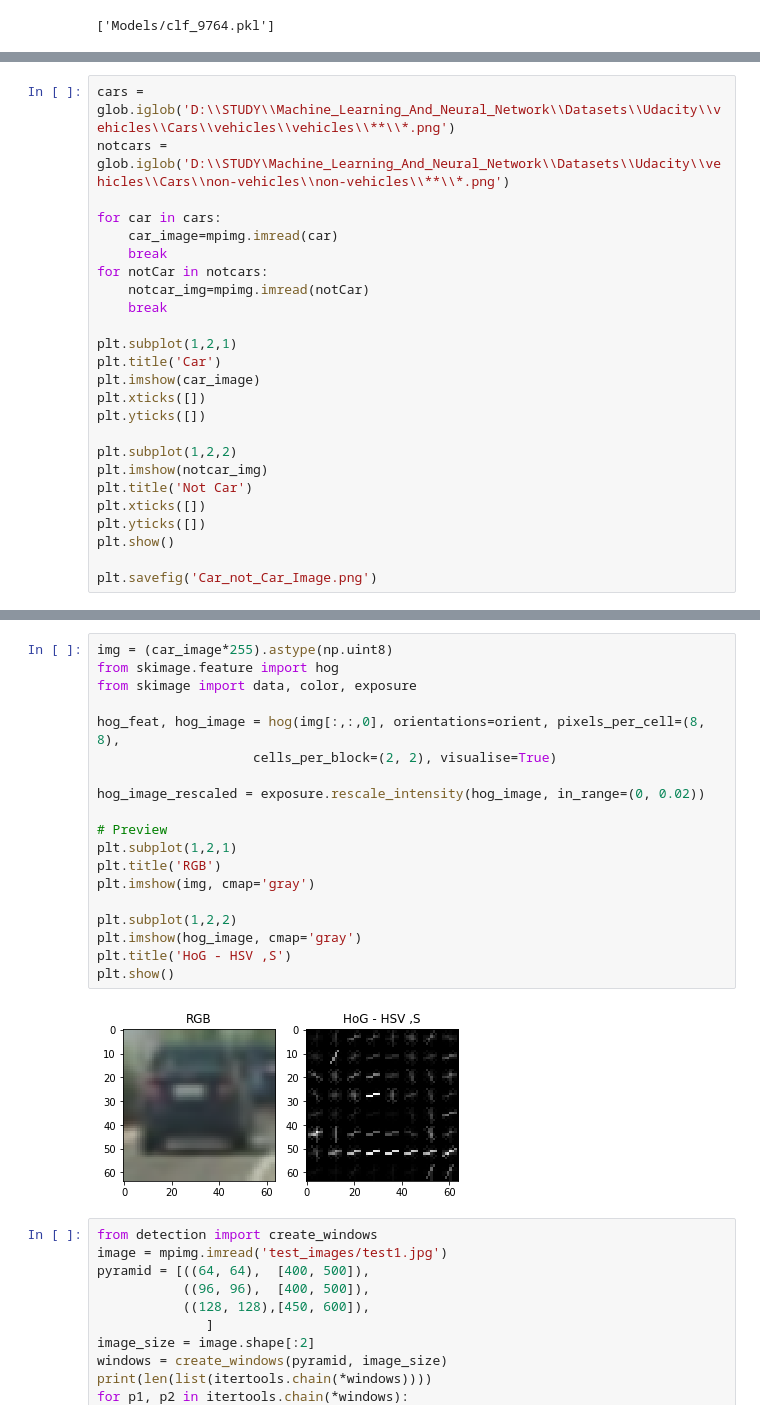
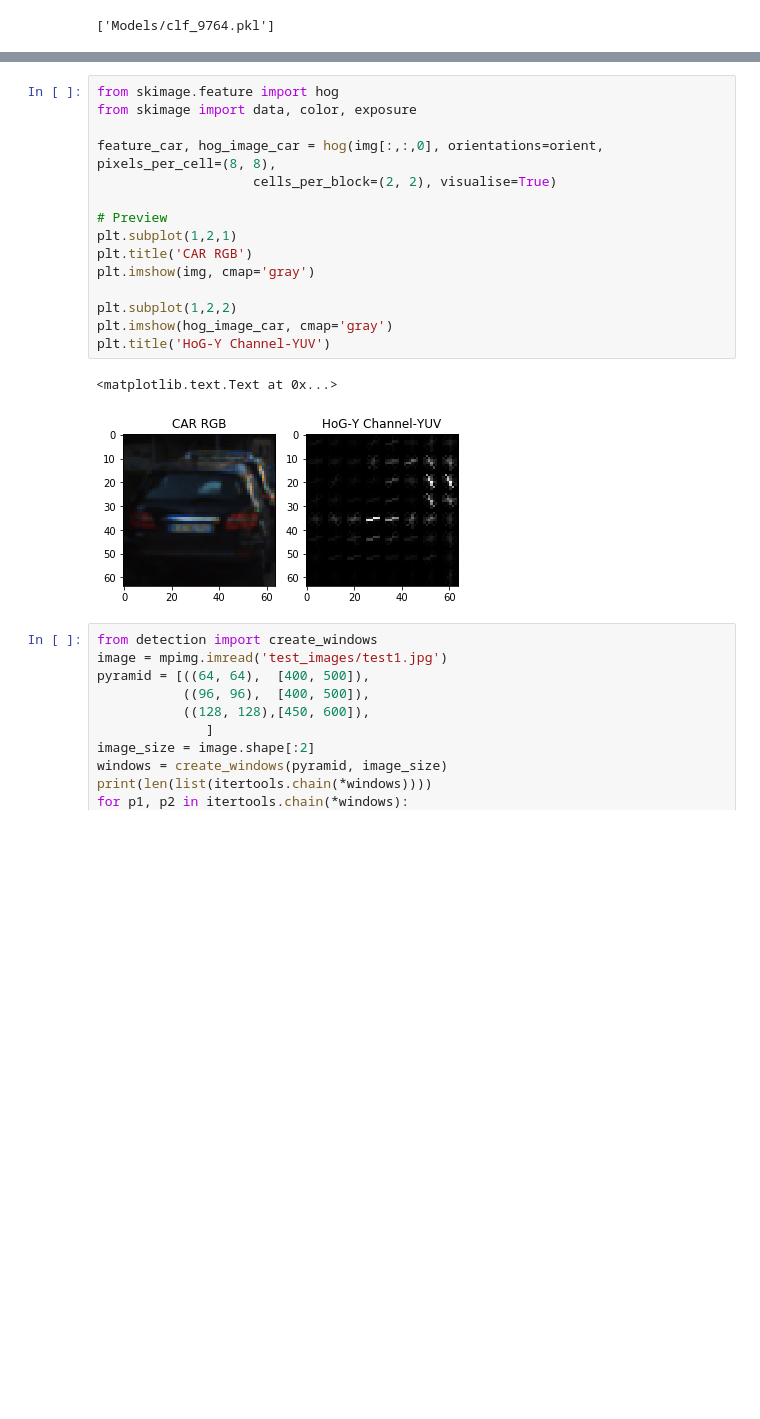
Before and after one commit to naushad-rahman/CarND-Vehicle-Detection, a Jupyter notebook: Traning.ipynb, the cells around one changed output, grey strips where cells are left out. Cells and saved outputs as stored; diff of their text form; blank space fills up the shorter version.

```diff
--- a/Traning.ipynb
+++ b/Traning.ipynb
@@ -135,25 +145,0 @@ TypeError: 'generator' object is not subscriptable
-# %%
-cars = glob.iglob('D:\\STUDY\\Machine_Learning_And_Neural_Network\\Datasets\\Udacity\\vehicles\\Cars\\vehicles\\vehicles\\**\\*.png')
-notcars = glob.iglob('D:\\STUDY\Machine_Learning_And_Neural_Network\\Datasets\\Udacity\\vehicles\\Cars\\non-vehicles\\non-vehicles\\**\\*.png')
-
-for car in cars:
-    car_image=mpimg.imread(car)
-    break
-for notCar in notcars:
-    notcar_img=mpimg.imread(notCar)
-    break
-
-plt.subplot(1,2,1)
-plt.title('Car')
-plt.imshow(car_image)
-plt.xticks([])
-plt.yticks([])
-
-plt.subplot(1,2,2)
-plt.imshow(notcar_img)
-plt.title('Not Car')
-plt.xticks([])
-plt.yticks([])
-plt.show()
-
-plt.savefig('Car_not_Car_Image.png')
@@ -163,24 +178,21 @@ plt.savefig('Car_not_Car_Image.png')
 # %%
-img = (car_image*255).astype(np.uint8)
 from skimage.feature import hog
 from skimage import data, color, exposure
 
-hog_feat, hog_image = hog(img[:,:,0], orientations=orient, pixels_per_cell=(8, 8),
+feature_car, hog_image_car = hog(img[:,:,0], orientations=orient, pixels_per_cell=(8, 8),
                     cells_per_block=(2, 2), visualise=True)
-
-hog_image_rescaled = exposure.rescale_intensity(hog_image, in_range=(0, 0.02))
 
 # Preview
 plt.subplot(1,2,1)
-plt.title('RGB')
+plt.title('CAR RGB')
 plt.imshow(img, cmap='gray')
 
 plt.subplot(1,2,2)
-plt.imshow(hog_image, cmap='gray')
-plt.title('HoG - HSV ,S')
-plt.show()
+plt.imshow(hog_image_car, cmap='gray')
+plt.title('HoG-Y Channel-YUV')
 # %% [output]
+<matplotlib.text.Text at 0x...>
-[figure, old version]
+[figure, new version]
 # %%
 from detection import create_windows
 image = mpimg.imread('test_images/test1.jpg')
```
Also changed, not shown: parts of 9 cells of this notebook, 23 other files.
